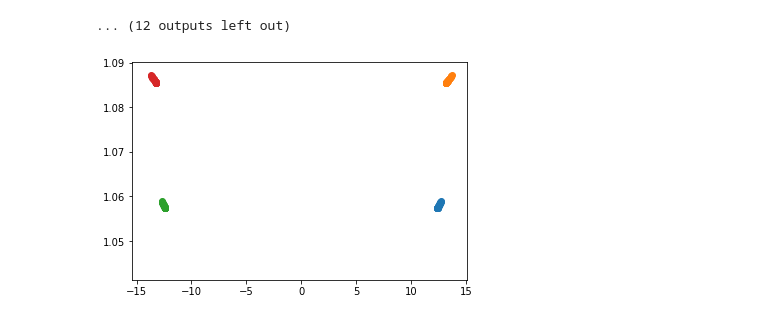
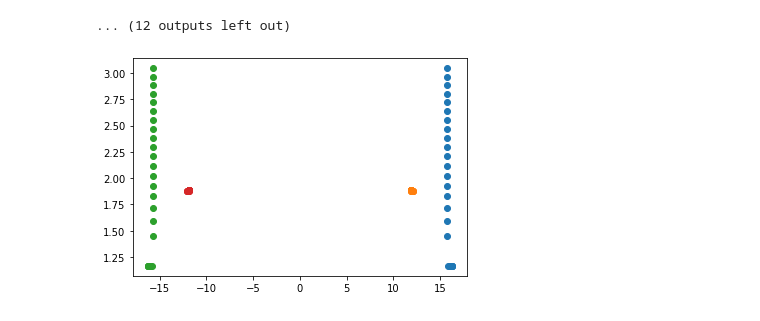
Before and after one commit to znicolaou/faraday, a Jupyter notebook: viscid_notebook.ipynb, the cells around one changed output. Drawn from its saved outputs; the diff is of its cells as text; code cells hidden in the pictures.

```diff
--- a/viscid_notebook.ipynb
+++ b/viscid_notebook.ipynb
@@ -466,14 +484,14 @@ for i in range(1,25):
 [figure]
 ... (12 outputs left out)
 # %%
-evals0=np.load('data/testevals_cont0.npy')
+evals0=np.load('data/test2evals_cont0.npy')
 plt.scatter(np.real(evals0),np.imag(evals0))
-evals1=np.load('data/testevals_cont1.npy')
+evals1=np.load('data/test2evals_cont1.npy')
 plt.scatter(np.real(evals1),np.imag(evals1))
-evals2=np.load('data/testevals_cont2.npy')
+evals2=np.load('data/test2evals_cont2.npy')
 plt.scatter(np.real(evals2),np.imag(evals2))
-evals3=np.load('data/testevals_cont3.npy')
+evals3=np.load('data/test2evals_cont3.npy')
 plt.scatter(np.real(evals3),np.imag(evals3))
 plt.show()
 # %% [output]
-[figure, old version]
+[figure, new version]
```
Also changed, not shown: parts of 14 cells of this notebook, 1 other file.
